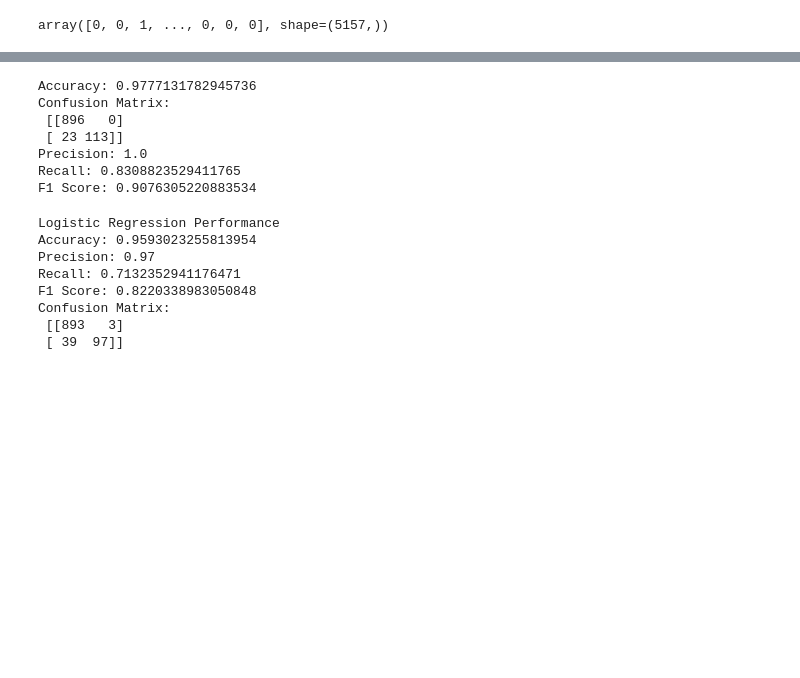
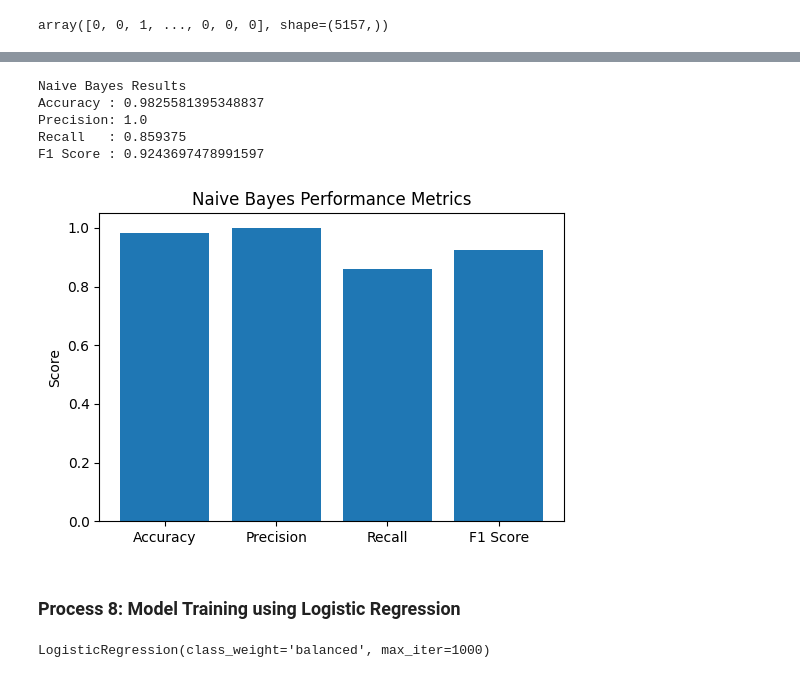
Before and after one commit to Subin-769/Spam-Email-Classification, a Jupyter notebook: Spam Email.ipynb, the cells around one changed output, grey strips where cells are left out. Cells and saved outputs as stored; diff of their text form; code cells hidden in the pictures; blank space fills up the shorter version.

```diff
--- a/Spam Email.ipynb
+++ b/Spam Email.ipynb
@@ -274,5 +293,5 @@ array([0, 0, 1, ..., 0, 0, 0], shape=(5157,))
 # %%
 from sklearn.model_selection import train_test_split
 # %%
-X_train, X_test, y_train, y_test = train_test_split(X, y, test_size=0.2, random_state=42)
+X_train, X_test, y_train, y_test = train_test_split(X, y, test_size=0.2, random_state=2, stratify=y)
 # %% [markdown]
@@ -283,2 +303,3 @@ from sklearn.metrics import accuracy_score, confusion_matrix, precision_score, r
 # %%
-mnb = MultinomialNB()
+# 1) Create model
+mnb = MultinomialNB(alpha=0.5)
@@ -285,17 +311,22 @@ mnb = MultinomialNB()
+# %%
+# 3) Predict on test data
+y_pred_nb = mnb.predict(X_test)
+# %%
+# 4) Calculate scores
+nb_accuracy = accuracy_score(y_test, y_pred_nb)
+nb_precision = precision_score(y_test, y_pred_nb)
+nb_recall = recall_score(y_test, y_pred_nb)
+nb_f1 = f1_score(y_test, y_pred_nb)
 # %%
-mnb.fit(X_train, y_train)
-y_pred1 = mnb.predict(X_test)
-print("Accuracy:", accuracy_score(y_test, y_pred1))
-print("Confusion Matrix:\n", confusion_matrix(y_test, y_pred1))
-print("Precision:", precision_score(y_test, y_pred1))
-print("Recall:", recall_score(y_test, y_pred1))
-print("F1 Score:", f1_score(y_test, y_pred1))
+print("Naive Bayes Results")
+print("Accuracy :", nb_accuracy)
+print("Precision:", nb_precision)
+print("Recall   :", nb_recall)
+print("F1 Score :", nb_f1)
 # %% [output]
-Accuracy: 0.9777131782945736
-Confusion Matrix:
- [[896   0]
- [ 23 113]]
+Naive Bayes Results
+Accuracy : 0.9825581395348837
 Precision: 1.0
-Recall: 0.8308823529411765
-F1 Score: 0.9076305220883534
+Recall   : 0.859375
+F1 Score : 0.9243697478991597
 # %%
@@ -303,0 +336,14 @@ from sklearn.metrics import accuracy_score, confusion_matrix, precision_score, r
+# %%
+plt.figure(figsize=(6,4))
+plt.bar(
+    ["Accuracy", "Precision", "Recall", "F1 Score"],
+    [nb_accuracy, nb_precision, nb_recall, nb_f1]
+)
+plt.ylim(0, 1.05)
+plt.title("Naive Bayes Performance Metrics")
+plt.ylabel("Score")
+plt.show()
+# %% [output]
+[figure, added]
+# %% [markdown]
+###  Process 8: Model Training using Logistic Regression
@@ -306,19 +354,4 @@ lr = LogisticRegression()
 # %%
 lr.fit(X_train, y_train)
-y_pred_lr = lr.predict(X_test)
-
-print("Logistic Regression Performance")
-print("Accuracy:", accuracy_score(y_test, y_pred_lr))
-print("Precision:", precision_score(y_test, y_pred_lr))
-print("Recall:", recall_score(y_test, y_pred_lr))
-print("F1 Score:", f1_score(y_test, y_pred_lr))
-print("Confusion Matrix:\n", confusion_matrix(y_test, y_pred_lr))
 # %% [output]
-Logistic Regression Performance
-Accuracy: 0.9593023255813954
-Precision: 0.97
-Recall: 0.7132352941176471
-F1 Score: 0.8220338983050848
-Confusion Matrix:
- [[893   3]
- [ 39  97]]
+LogisticRegression(class_weight='balanced', max_iter=1000)
```
Also changed, not shown: parts of 35 cells of this notebook.
